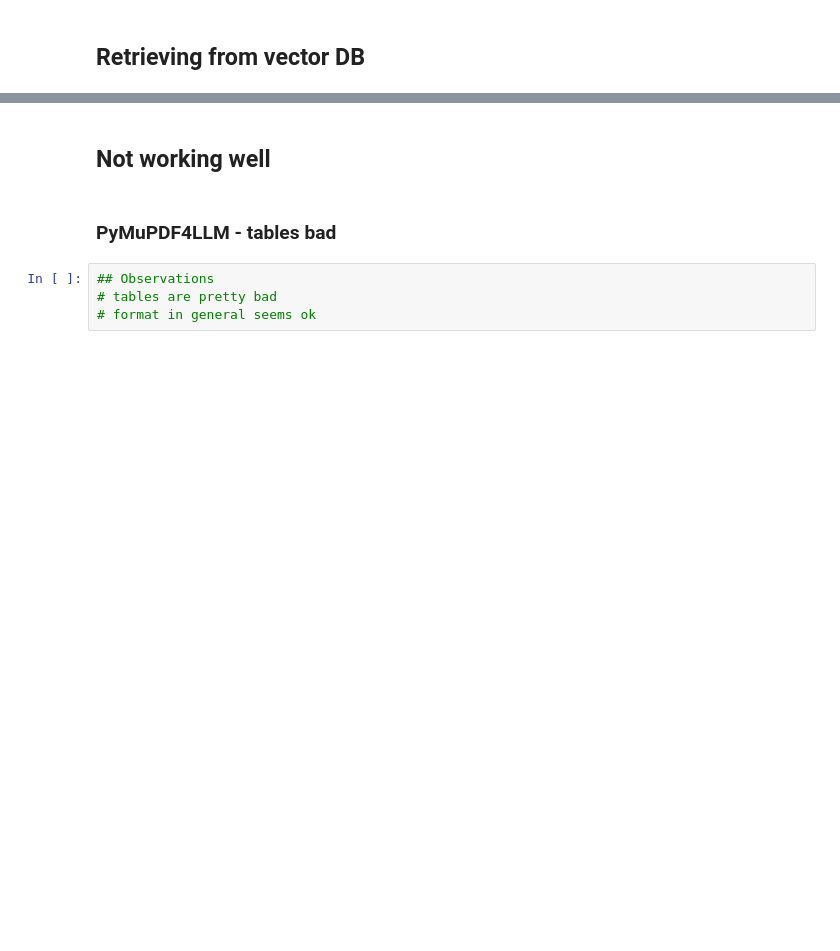
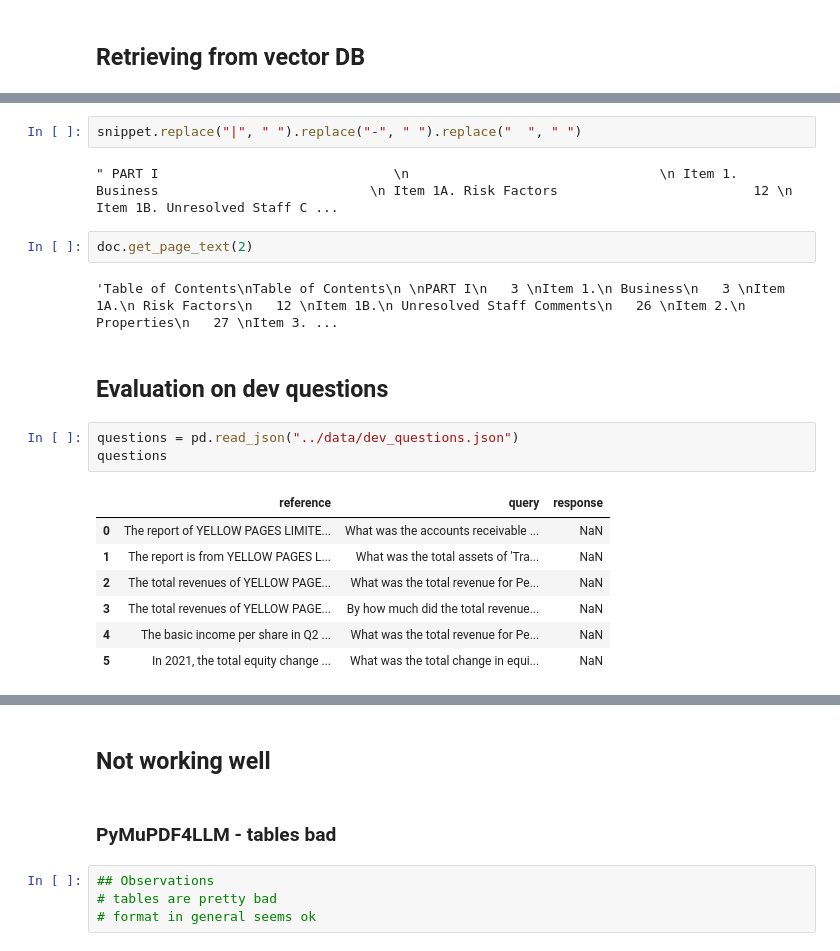
Before and after one commit to f-krause/enterprise_rag_challenge_fk, a Jupyter notebook: solutions/experiments.ipynb, the cells around one changed output, grey strips where cells are left out. Saved outputs shown, nothing was run; the diff lists cells and outputs as text; blank space fills up the shorter version.

Commit message:
add first working chatbot on company data with docling and custom chunking

```diff
--- a/solutions/experiments.ipynb
+++ b/solutions/experiments.ipynb
@@ -566,0 +696,21 @@ for hit in hits:
+# %%
+snippet.replace("|", " ").replace("-", " ").replace("  ", " ")
+# %% [output]
+" PART I                              \n                                \n Item 1. Business                           \n Item 1A. Risk Factors                         12 \n Item 1B. Unresolved Staff C ...
+# %%
+doc.get_page_text(2)
+# %% [output]
+'Table of Contents\nTable of Contents\n \nPART I\n   3 \nItem 1.\n Business\n   3 \nItem 1A.\n Risk Factors\n   12 \nItem 1B.\n Unresolved Staff Comments\n   26 \nItem 2.\n Properties\n   27 \nItem 3. ...
+# %% [markdown]
+## Evaluation on dev questions
+# %%
+questions = pd.read_json("../data/dev_questions.json")
+questions
+# %% [output]
+|  | reference | query | response |
+| 0 | The report of YELLOW PAGES LIMITE... | What was the accounts receivable ... | NaN |
+| 1 | The report is from YELLOW PAGES L... | What was the total assets of 'Tra... | NaN |
+| 2 | The total revenues of YELLOW PAGE... | What was the total revenue for Pe... | NaN |
+| 3 | The total revenues of YELLOW PAGE... | By how much did the total revenue... | NaN |
+| 4 | The basic income per share in Q2 ... | What was the total revenue for Pe... | NaN |
+| 5 | In 2021, the total equity change ... | What was the total change in equi... | NaN |
```
Also changed, not shown: parts of 19 cells of this notebook.
